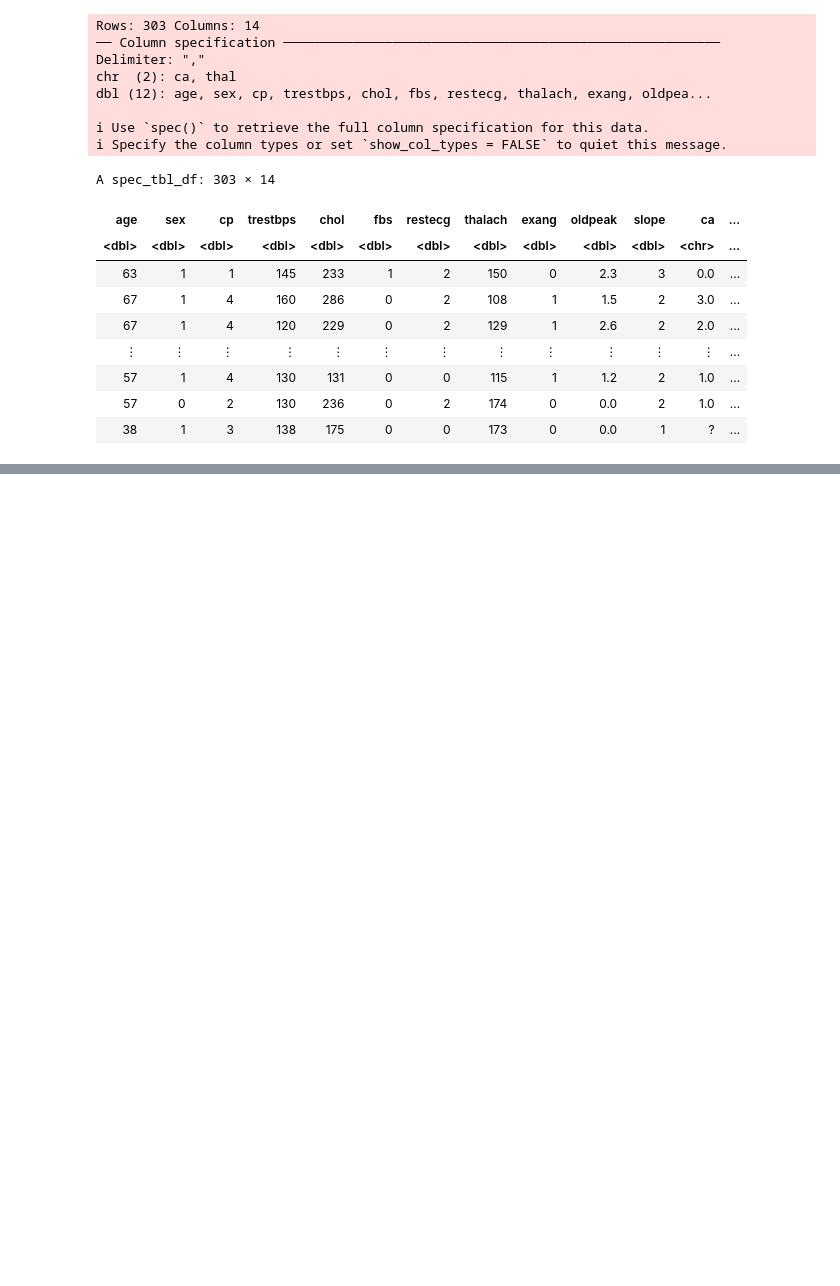
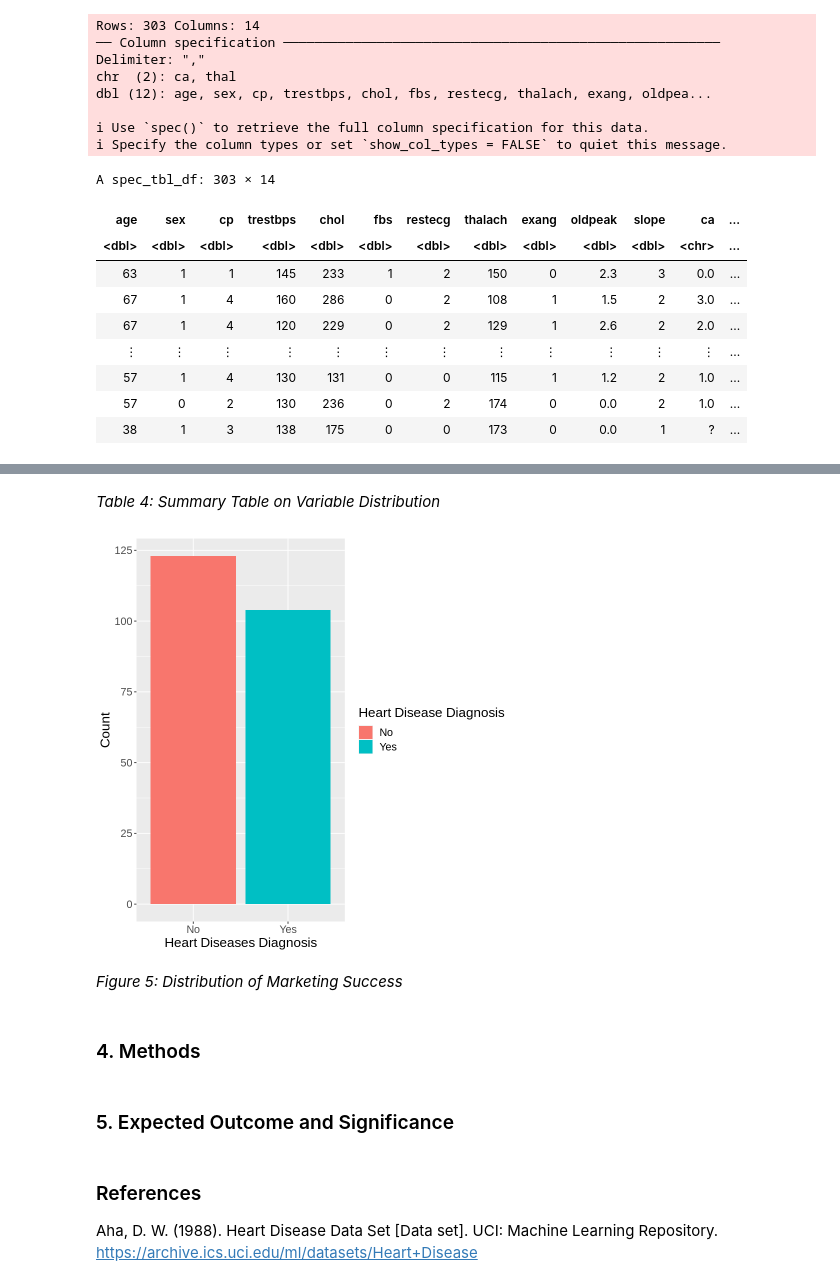
Before and after one commit to a-wang27/DSCI-100, a Jupyter notebook: project_proposal_2.ipynb, the cells around one changed output, grey strips where cells are left out. Drawn from its saved outputs; the diff is of its cells as text; code cells hidden in the pictures; blank space fills up the shorter version.

Commit message:
Wrangled data and added summary statistics

```diff
--- a/project_proposal_2.ipynb
+++ b/project_proposal_2.ipynb
@@ -58,0 +61,13 @@ A spec_tbl_df: 303 × 14
+# %%
+tidy_heart_data <- heart_data |>
+    rename(diagnosis = num) |>
+    mutate(diagnosis = as_factor(diagnosis),
+           diagnosis = case_when(diagnosis %in% c(1, 2, 3, 4) ~ "Yes", diagnosis %in% 0 ~ "No"))
+
+heart_split <- initial_split(tidy_heart_data,
+                            prop = 0.75,
+                            strata = diagnosis)
+heart_train <- training(heart_split)
+heart_test <- testing(heart_split)
+
+heart_train
@@ -58,0 +110,20 @@ A spec_tbl_df: 303 × 14
+# %% [markdown]
+*Table 4: Summary Table on Variable Distribution*
+# %%
+distribution_plot <- ggplot(heart_train, aes(x = diagnosis, fill = diagnosis)) +
+            geom_bar(stat = "Count") +
+            labs(x = "Heart Diseases Diagnosis", y = "Count", fill = "Heart Disease Diagnosis") +
+            theme(text = element_text(size = 16))
+distribution_plot
+# %% [output]
+[figure, added]
+# %% [markdown]
+*Figure 5: Distribution of Marketing Success*
+# %% [markdown]
+### 4. Methods
+# %% [markdown]
+### 5. Expected Outcome and Significance
+# %% [markdown]
+### References
+
+Aha, D. W. (1988). Heart Disease Data Set [Data set]. UCI: Machine Learning Repository. https://archive.ics.uci.edu/ml/datasets/Heart+Disease
```
Also changed, not shown: parts of 7 cells of this notebook.
